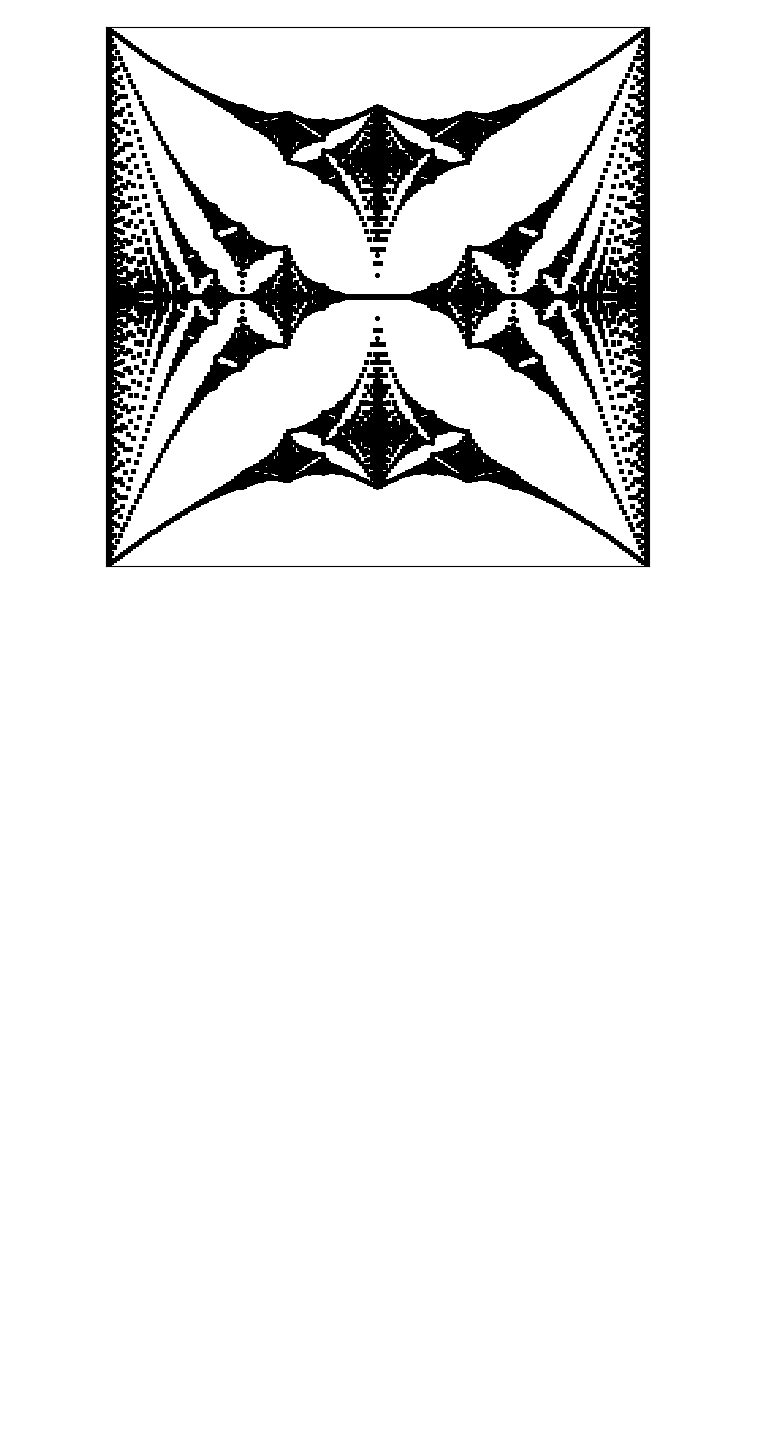
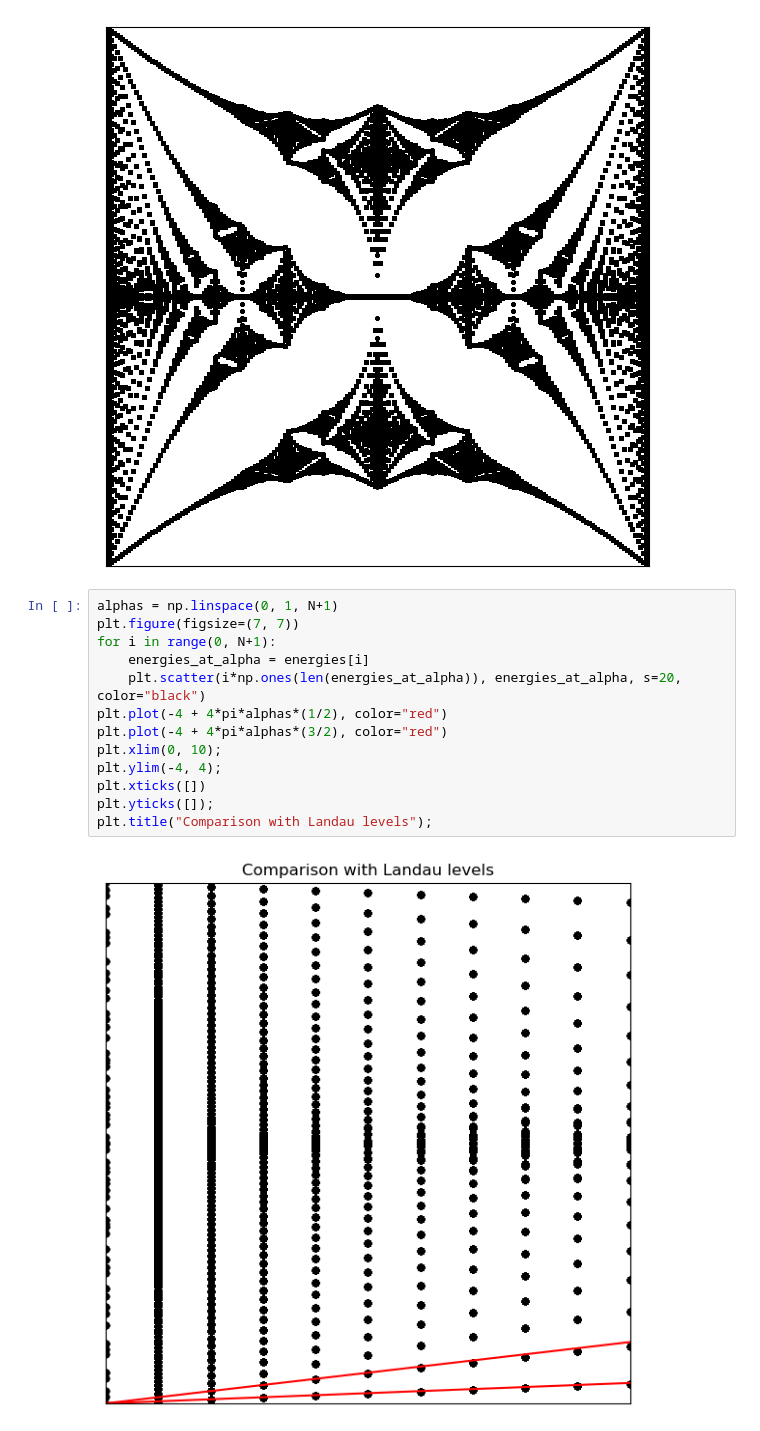
Before and after one commit to AliGhorashiCMT/8.511-Notes-and-Code, a Jupyter notebook: quantum oscillations/Hofstadter.ipynb, the cells around one changed output. Saved outputs shown, nothing was run; the diff lists cells and outputs as text; blank space fills up the shorter version.

Commit message:
comparison with Landau levels

```diff
--- a/quantum oscillations/Hofstadter.ipynb
+++ b/quantum oscillations/Hofstadter.ipynb
@@ -199,3 +199,18 @@ plt.xticks([])
 plt.yticks([]);
 # %% [output]
 [figure]
+# %%
+alphas = np.linspace(0, 1, N+1)
+plt.figure(figsize=(7, 7))
+for i in range(0, N+1):
+    energies_at_alpha = energies[i]
+    plt.scatter(i*np.ones(len(energies_at_alpha)), energies_at_alpha, s=20, color="black")
+plt.plot(-4 + 4*pi*alphas*(1/2), color="red")
+plt.plot(-4 + 4*pi*alphas*(3/2), color="red")
+plt.xlim(0, 10);
+plt.ylim(-4, 4);
+plt.xticks([])
+plt.yticks([]);
+plt.title("Comparison with Landau levels");
+# %% [output]
+[figure, added]
```
